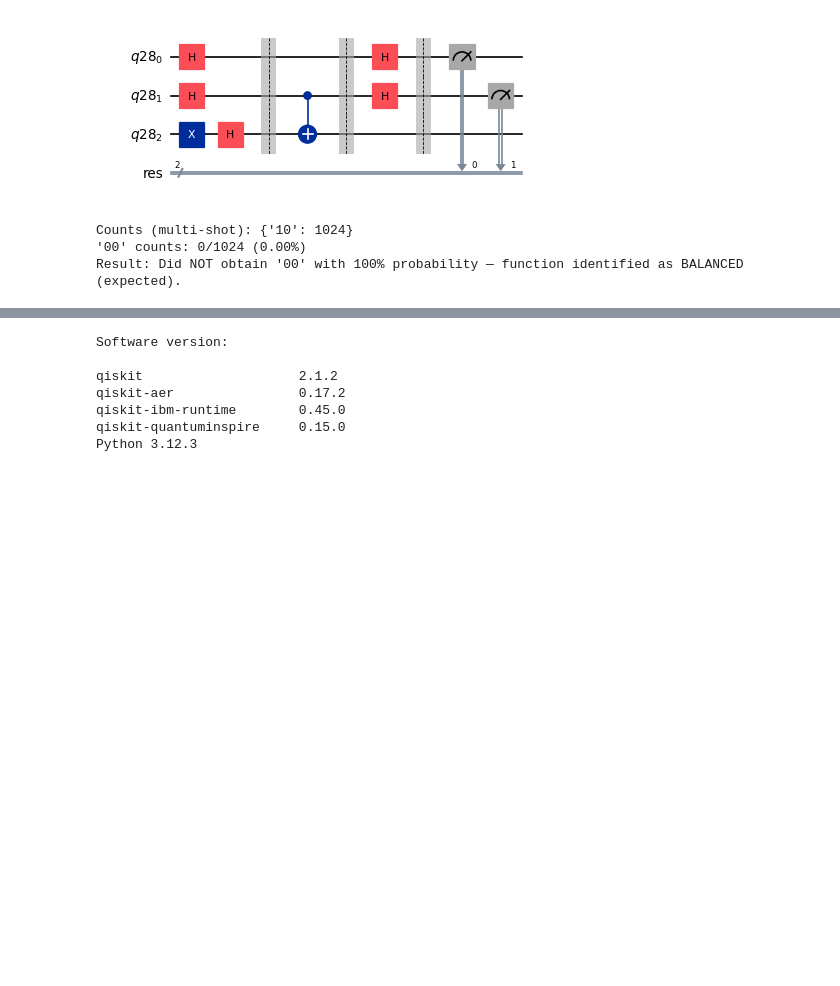
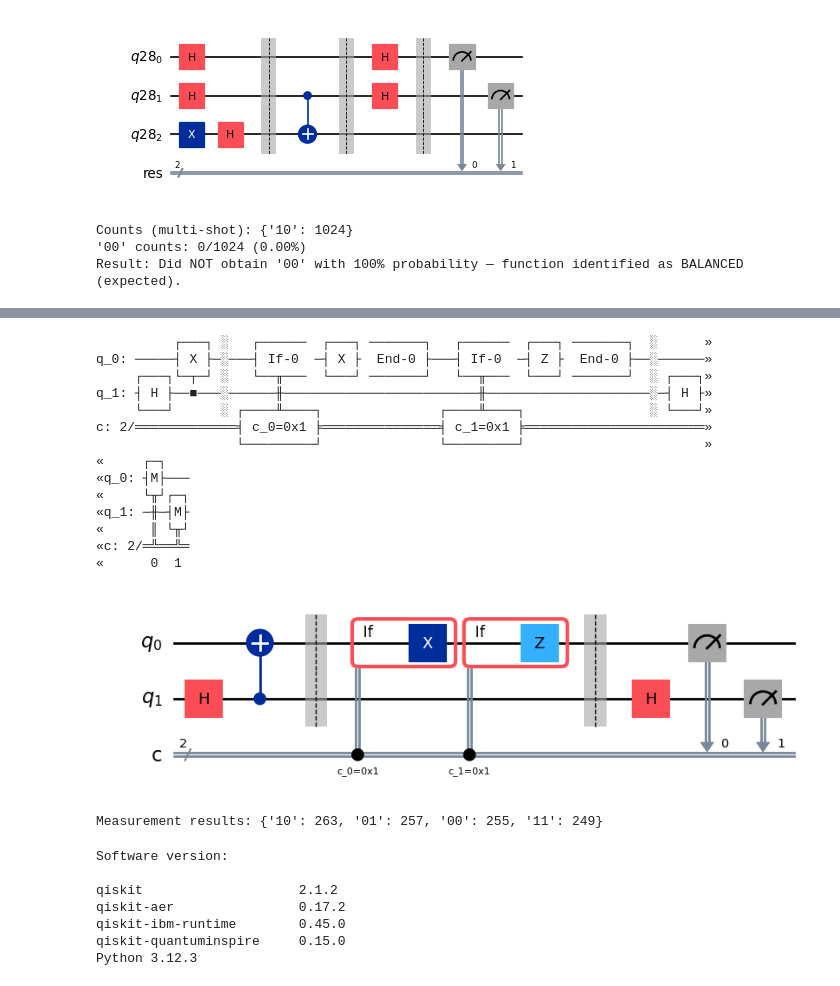
Before and after one commit to RowieK/Quantum-Computing-Minor, a Jupyter notebook: QCI - Assignment7/Assignment7/QCI - Assignment7.ipynb, the cells around one changed output, grey strips where cells are left out. Cells and saved outputs as stored; diff of their text form; code cells hidden in the pictures; blank space fills up the shorter version.

```diff
--- a/QCI - Assignment7/Assignment7/QCI - Assignment7.ipynb
+++ b/QCI - Assignment7/Assignment7/QCI - Assignment7.ipynb
@@ -659,6 +688,78 @@ q_1: ┤ H ├─■──────
 During the lesson: "Basic Quantum Algorithms 2" I introduced the Superdense Coding algorithm. It allows you to transmit two bits by sending one qubit. Write a program that allows the user to enter the encoded message (0, 1, 2 or 3), implement the quantum circuit for the superdense coding (encoding the message provided by the user) and transmit it. Perform the measurement and show the message encoded by the user.
 
 ![Question10](img/qci_a7_question10.png)
+# %%
+# Importing everything
+from qiskit import QuantumCircuit, ClassicalRegister, QuantumRegister
+from qiskit.visualization import plot_histogram
+from qiskit_aer import AerSimulator
+import matplotlib.pyplot as plt
+from IPython.display import display
+
+def create_bell_pair(qc):
+    qc.h(1)
+    qc.cx(1, 0)
+
+def decode_message(qc):
+    qc.cx(1, 0)
+    qc.h(1)
+
+# Create quantum + classical registers
+qreg = QuantumRegister(2, "q")
+creg = ClassicalRegister(2, "c")
+qc = QuantumCircuit(qreg, creg)
+
+# Create Bell pair
+create_bell_pair(qc)
+
+qc.barrier()
+
+# Apply classically controlled gates on q0
+
+# If c0 == 1 → apply X on q0
+with qc.if_test((creg[0], 1)):
+    qc.x(0)
+
+# If c1 == 1 → apply Z on q0
+with qc.if_test((creg[1], 1)):
+    qc.z(0)
+
+qc.barrier()
+qc.h(1)  # Apply H on q1 before decoding
+# Measure again to see final result
+qc.measure(0, 0)
+qc.measure(1, 1)
+
+# Draw circuit
+print(qc.draw())
+display(qc.draw(output='mpl'))
+
+# Run simulation
+aer_sim = AerSimulator()
+result = aer_sim.run(qc).result()
+counts = result.get_counts(qc)
+
+print("Measurement results:", counts)
+
+plot_histogram(counts)
+plt.show()
+# %% [output]
+          ┌───┐ ░   ┌──────  ┌───┐ ───────┐   ┌──────  ┌───┐ ───────┐  ░      »
+q_0: ─────┤ X ├─░───┤ If-0  ─┤ X ├  End-0 ├───┤ If-0  ─┤ Z ├  End-0 ├──░──────»
+     ┌───┐└─┬─┘ ░   └──╥───  └───┘ ───────┘   └──╥───  └───┘ ───────┘  ░ ┌───┐»
+q_1: ┤ H ├──■───░──────╫─────────────────────────╫─────────────────────░─┤ H ├»
+     └───┘      ░ ┌────╨────┐               ┌────╨────┐                ░ └───┘»
+c: 2/═════════════╡ c_0=0x1 ╞═══════════════╡ c_1=0x1 ╞═══════════════════════»
+                  └─────────┘               └─────────┘                       »
+«     ┌─┐
+«q_0: ┤M├───
+«     └╥┘┌─┐
+«q_1: ─╫─┤M├
+«      ║ └╥┘
+«c: 2/═╩══╩═
+«      0  1
+[figure, added]
+Measurement results: {'10': 263, '01': 257, '00': 255, '11': 249}
 # %%
 print('Software version:\n')
 !pip list | grep "qiskit"
```
Also changed, not shown: parts of 2 cells of this notebook.
